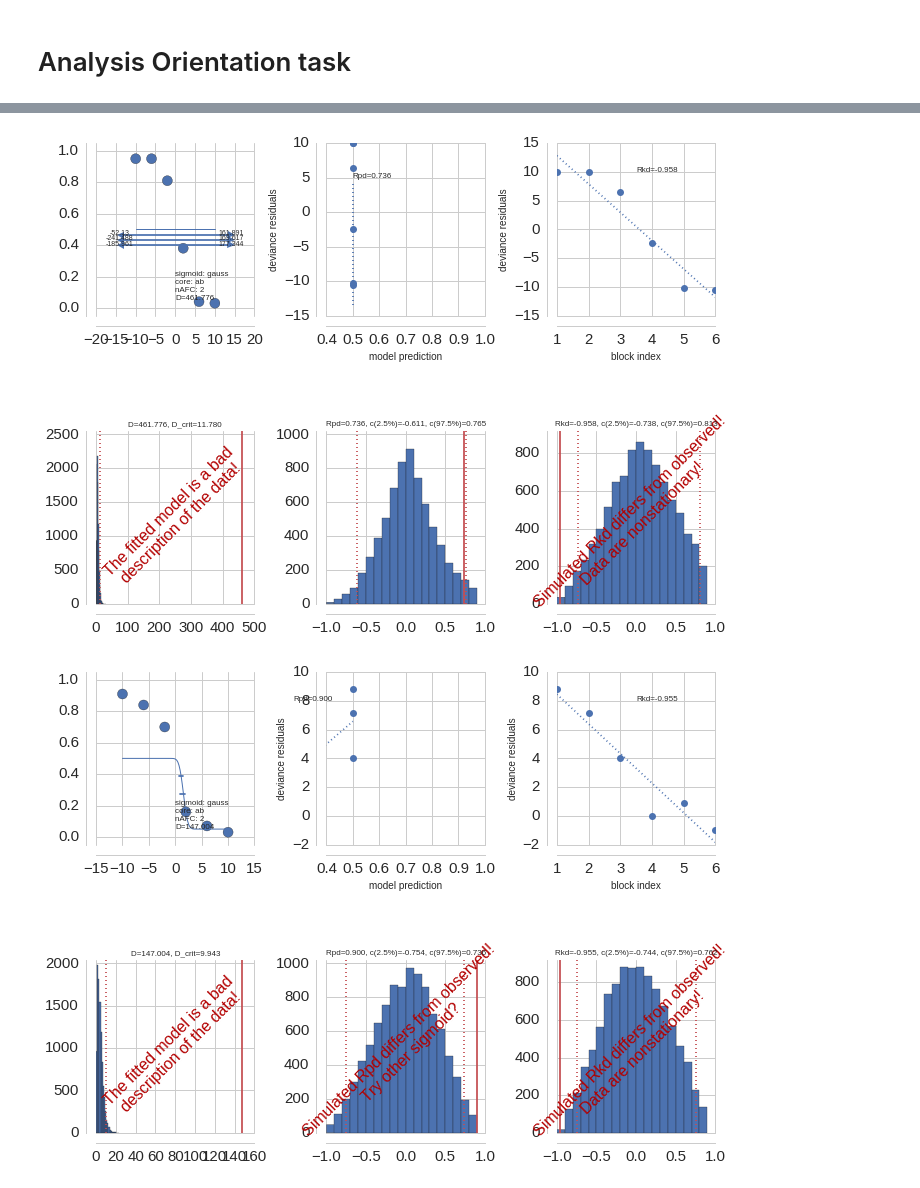
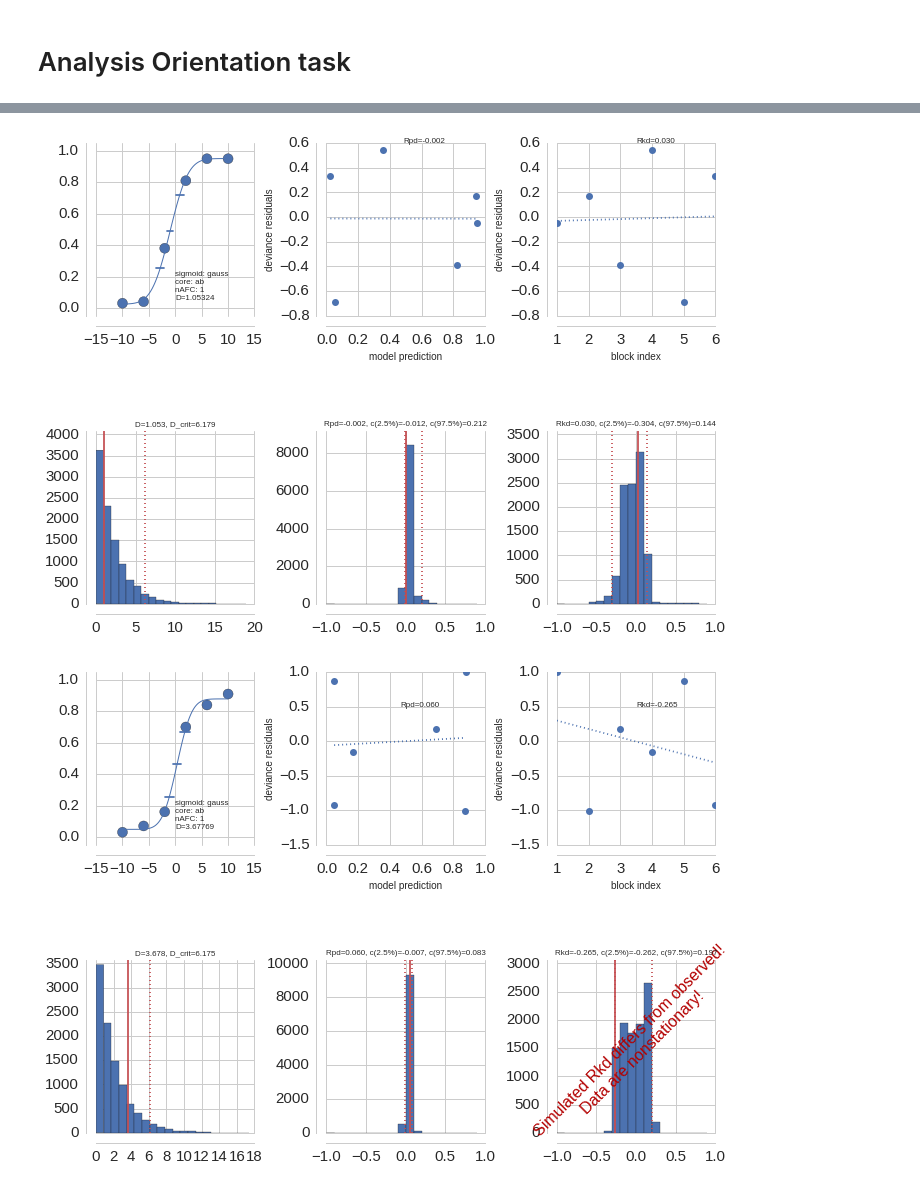
Before and after one commit to hoenir/DiNoASD, a Jupyter notebook: analysis/AnalysisDiNoASD.ipynb, the cells around one changed output, grey strips where cells are left out. Cells and saved outputs as stored; diff of their text form; code cells hidden in the pictures.

```diff
--- a/analysis/AnalysisDiNoASD.ipynb
+++ b/analysis/AnalysisDiNoASD.ipynb
@@ -1089,6 +1091,7 @@ Fitting with Pypsignifit 3:
 # %%
 
 ss = ["mk"] # list of participants
+nbsamples = 10000
 
 for s in ss:
 
@@ -1100,63 +1103,38 @@ for s in ss:
     # If statement verwijderd omdat current_side_nonvert niet gedefinieerd is. Komt dit op hetzelfde neer?
     dm[dm[:,7]==1,8] = dm[dm[:,7]==1,4] != dm[dm[:,7]==1,5];
     # make column 8 which says that reference is chosen
     # if reference grating is the one changing (current_side_nonvert == 1) (cond_i == 1)
     dm[dm[:,7]==2,8] = dm[dm[:,7]==2,4] == dm[dm[:,7]==2,5];
     # make column 8 which says that compound is chosen
     # if compound stimulus is the one changing (current_side_nonvert == 2)(cond_i == 2)
 
     perf_matrix = zeros((len(oris),2))
     trial_number_matrix = zeros((len(oris),2))
     pfit_results = []
     params = []
+    sim_alphas = []
+    pfit_sim_results = []
 
     for cond_i in [1,2]:
         #loop through conditions ("current_side_nonvert") to make separate psychometric functions
 
 
 
         for con_i in arange(len(oris)):
             #mean compound/refence chosen
             perf_matrix[con_i, cond_i-1] = mean(dm[(dm[:,7] == cond_i) & (dm[:,3] == oris[con_i]),8]);
             trial_number_matrix[con_i, cond_i-1] = len(find((dm[:,7] == cond_i) & (dm[:,3] == oris[con_i])));
 
-        DAT = column_stack((oris,perf_matrix[:,cond_i-1],trial_number_matrix[:,cond_i-1]))
+        DAT = column_stack((-oris,perf_matrix[:,cond_i-1],trial_number_matrix[:,cond_i-1]))
 
-        results = pypsi.BootstrapInference(DAT, sigmoid='gauss', core= 'ab', nafc = 2, sample=10000);
-        # Kloppen de argumenten van deze functie call? no priors specified?
-
+        results = pypsi.BootstrapInference(DAT, sigmoid='gauss', nafc=1, sample=nbsamples);
 
         pfit_results.append(results);
         params.append(results.estimate);
+        pfit_sim_results.append(results.mcestimates);
 
         pypsi.GoodnessOfFit(results)
-
-        #psiplot.plotPMF(results, color='r', linewidth=2);
-        #plt.axis((-11, 11, 0, 1));
-        #plt.xlabel('Orientation')
-        #plt.ylabel('Proportion stimulus chosen');
-
-
-
-    '''
-    pfit_results[cond_i] = results.estimate;
-    pfit_sim_results[cond_i] = results.mcestimates;
-
-    data[cond_i].data = DAT;
-
-    sim_alphas[cond_i,:] = results.mcestimate[:, 1];
-    #de parameter van de curve die je specifiek wil testen, bij ons waarschijnlijk de threshold alpha (2e kolom)
-
-    if (results.stats.deviance.cpe > 0.95):
-        print('Subject {}: fit REJECTED (p={})'.format(s, 1-results.stats.deviance.cpe))
-    else:
-        print('Subject {}: fit accepted (p={})'.format(s, 1-results.stats.deviance.cpe))
-
-
-    # comparison of conditions (0 and 1):
-    #p values based on parametric bootstrap on relevant parameter (alpha)
-
-    p_alpha = len(where(sim_alphas[1,:]-sim_alphas[0,:] < 0))/sim_results.R; '''
+        sim_alphas.append(results.mcestimates[:,0])
 # %% [output]
-[figure, old version]
+[figure, new version]
-[figure, old version]
+[figure, new version]
```
Also changed, not shown: parts of 7 cells of this notebook, 1 other file.
